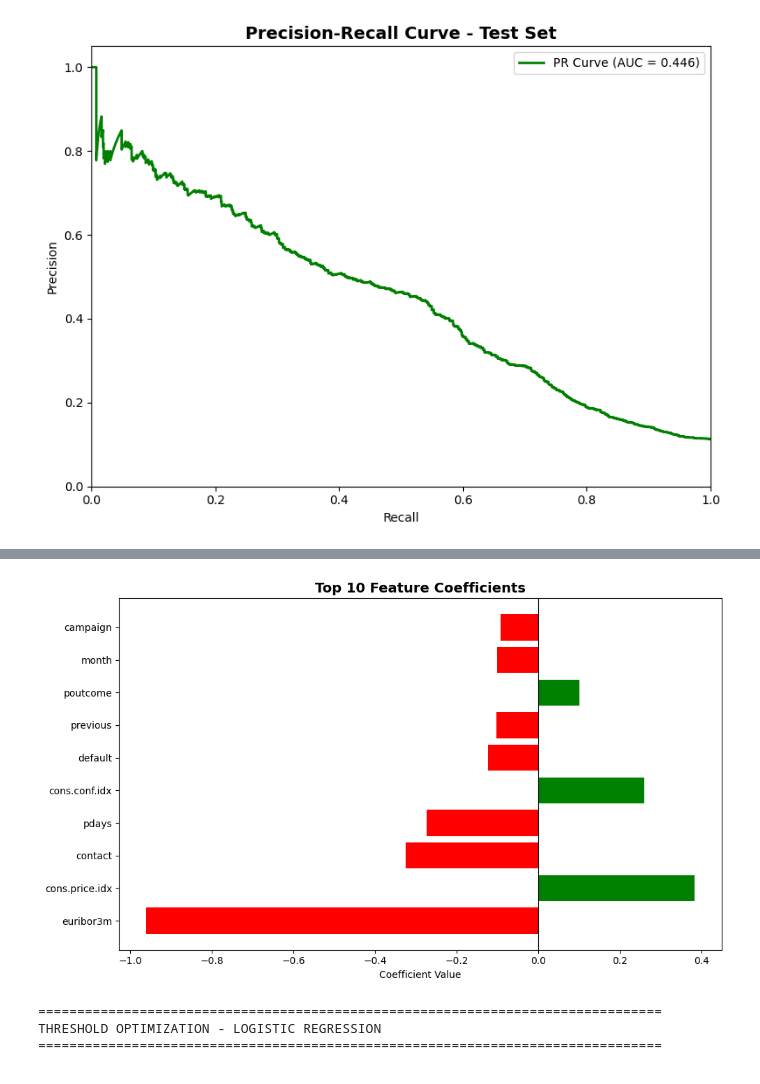
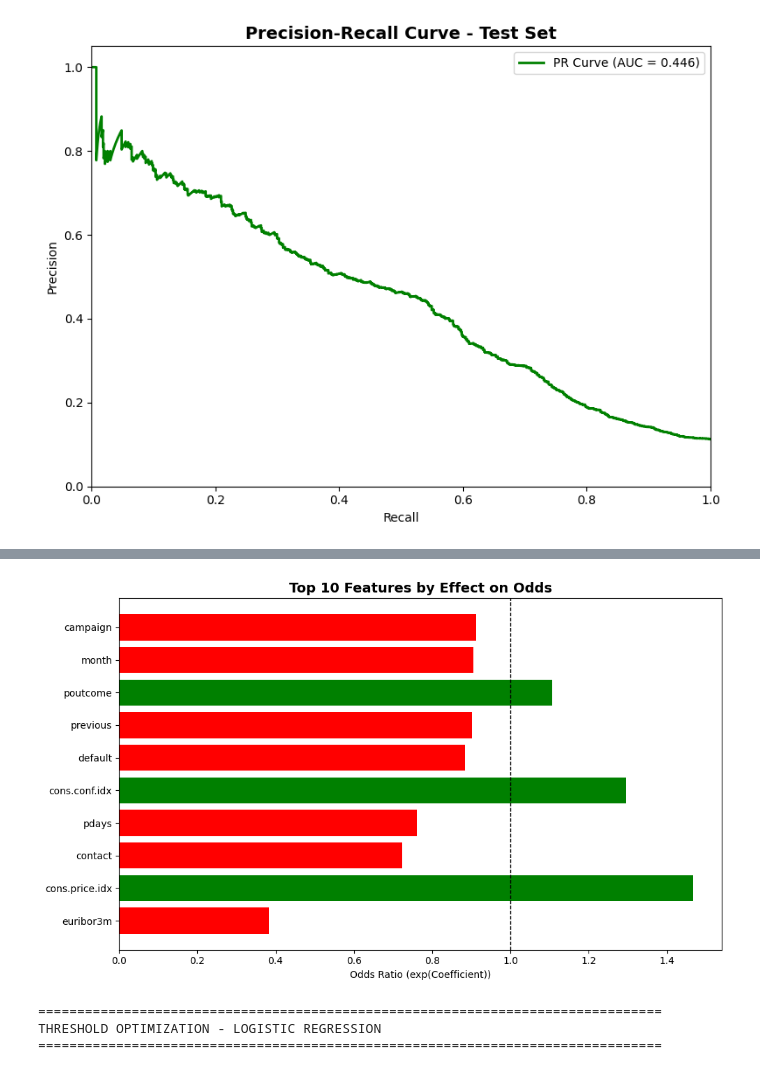
Before and after one commit to NathanC0926/ba305_bank_marketing_pred, a Jupyter notebook: baseline_logistic_regression.ipynb, the cells around one changed output, grey strips where cells are left out. Drawn from its saved outputs; the diff is of its cells as text; code cells hidden in the pictures.

```diff
--- a/baseline_logistic_regression.ipynb
+++ b/baseline_logistic_regression.ipynb
@@ -243,3 +243,6 @@ cons.price.idx     0.382837         0.382837
           loan     0.002583         0.002583
 
 Intercept (Bias): -0.3896
+# %%
+coef_df['Odds_Ratio'] = np.exp(coef_df['Coefficient'])
+print(coef_df[['Feature', 'Coefficient', 'Odds_Ratio']])
@@ -246,19 +268,29 @@ Intercept (Bias): -0.3896
 # %%
-# Cell 17: Visualize Top 10 Features
+# Cell 17: Visualize Top 10 Features (by Odds Ratio)
 top_n = 10
-top_coef = coef_df.head(top_n)
+coef_df['Odds_Ratio'] = np.exp(coef_df['Coefficient'])
+top_coef = coef_df.sort_values('Abs_Coefficient', ascending=False).head(top_n)
 
 plt.figure(figsize=(10, 6))
-colors = ['green' if x > 0 else 'red' for x in top_coef['Coefficient']]
-plt.barh(range(len(top_coef)), top_coef['Coefficient'], color=colors)
+colors = ['green' if x > 1 else 'red' for x in top_coef['Odds_Ratio']]
+
+plt.barh(
+    range(len(top_coef)),
+    top_coef['Odds_Ratio'],
+    color=colors
+)
+
 plt.yticks(range(len(top_coef)), top_coef['Feature'])
-plt.xlabel('Coefficient Value')
-plt.title(f'Top {top_n} Feature Coefficients', fontweight='bold', fontsize=14)
-plt.axvline(x=0, color='black', linestyle='-', linewidth=0.8)
+plt.xlabel('Odds Ratio (exp(Coefficient))')
+plt.title(f'Top {top_n} Features by Effect on Odds', fontweight='bold', fontsize=14)
+
+# Add reference line at 1 (no effect)
+plt.axvline(x=1, color='black', linestyle='--', linewidth=1)
+
 plt.tight_layout()
 plt.show()
 # %% [output]
-[figure, old version]
+[figure, new version]
 # %%
 # Cell 10a: Threshold Optimization for Logistic Regression
 from sklearn.metrics import precision_recall_curve
```
Also changed, not shown: parts of 2 cells of this notebook.
